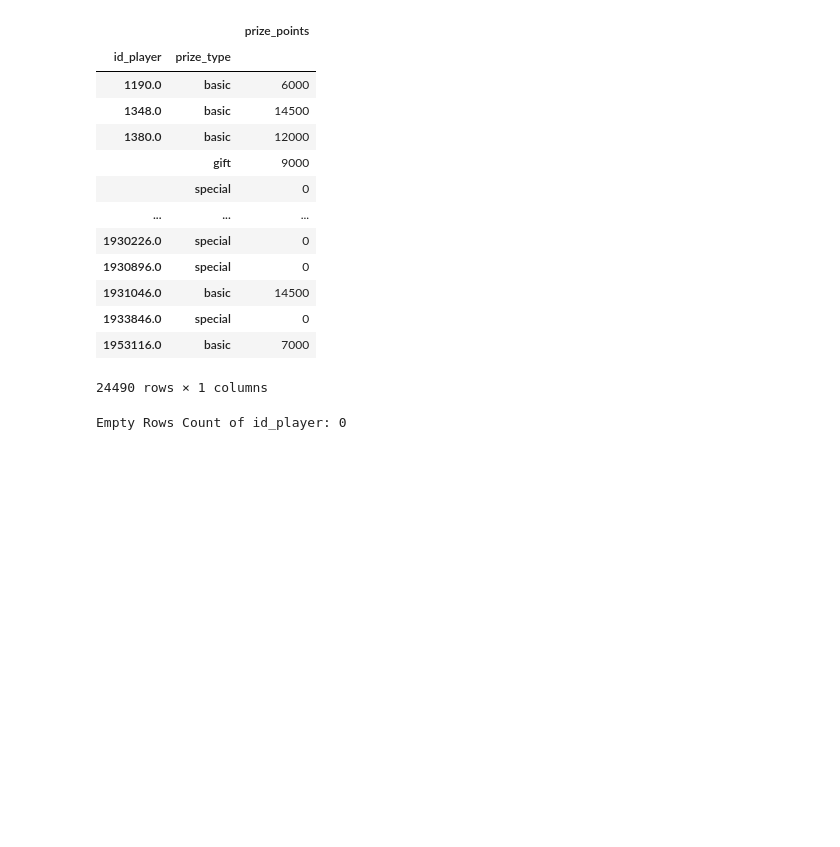
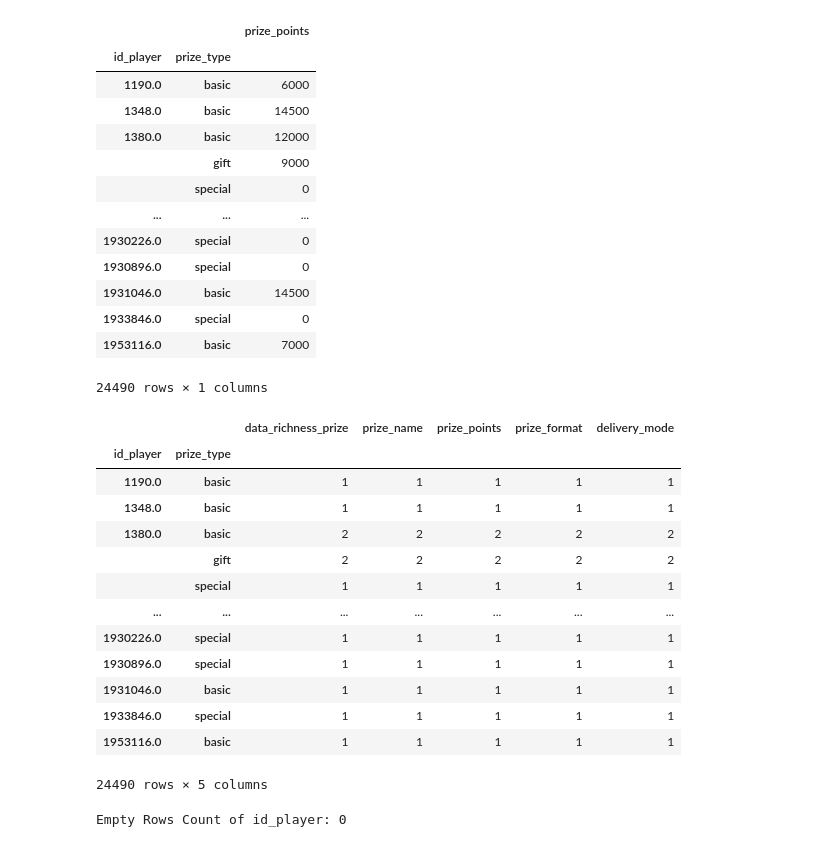
Before and after one commit to maazhussaini/Fater-Challenge, a Jupyter notebook: PythonCode/Code.ipynb, the cells around one changed output. Saved outputs shown, nothing was run; the diff lists cells and outputs as text; code cells hidden in the pictures; blank space fills up the shorter version.

```diff
--- a/PythonCode/Code.ipynb
+++ b/PythonCode/Code.ipynb
@@ -173,6 +177,23 @@ award_info_df.groupby(["id_player", "prize_type"]).sum()
 | 1933846.0 | special | 0 |
 | 1953116.0 | basic | 7000 |
 24490 rows × 1 columns
+# %%
+award_info_df.groupby(["id_player", "prize_type"]).count()
+# %% [output]
+|  |  | data_richness_prize | prize_name | prize_points | prize_format | delivery_mode |
+| id_player | prize_type |  |  |  |  |  |
+| 1190.0 | basic | 1 | 1 | 1 | 1 | 1 |
+| 1348.0 | basic | 1 | 1 | 1 | 1 | 1 |
+| 1380.0 | basic | 2 | 2 | 2 | 2 | 2 |
+|  | gift | 2 | 2 | 2 | 2 | 2 |
+|  | special | 1 | 1 | 1 | 1 | 1 |
+| ... | ... | ... | ... | ... | ... | ... |
+| 1930226.0 | special | 1 | 1 | 1 | 1 | 1 |
+| 1930896.0 | special | 1 | 1 | 1 | 1 | 1 |
+| 1931046.0 | basic | 1 | 1 | 1 | 1 | 1 |
+| 1933846.0 | special | 1 | 1 | 1 | 1 | 1 |
+| 1953116.0 | basic | 1 | 1 | 1 | 1 | 1 |
+24490 rows × 5 columns
 # %%
 ['Customized Bicycle',
 'Customized Velocipede',
```
Also changed, not shown: parts of 2 cells of this notebook.
